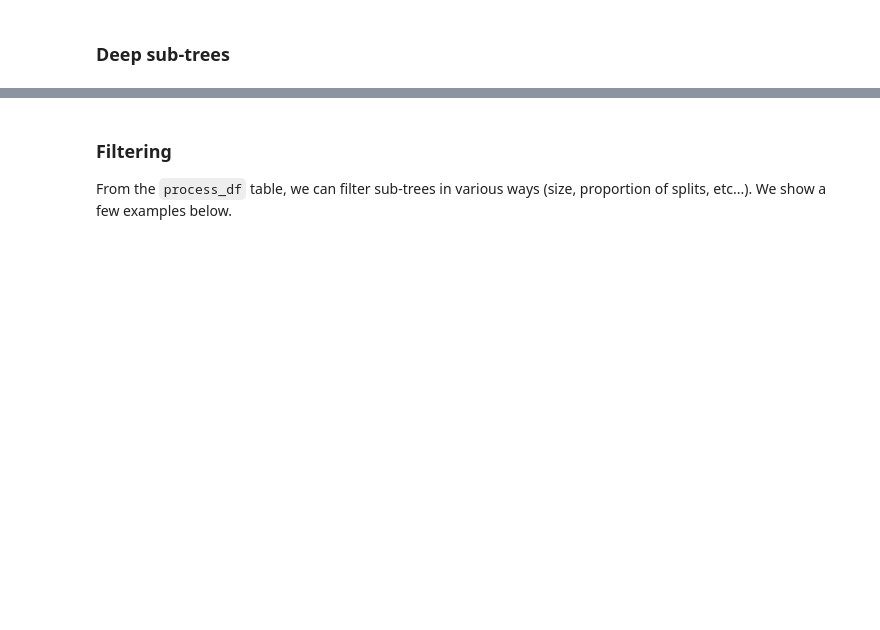
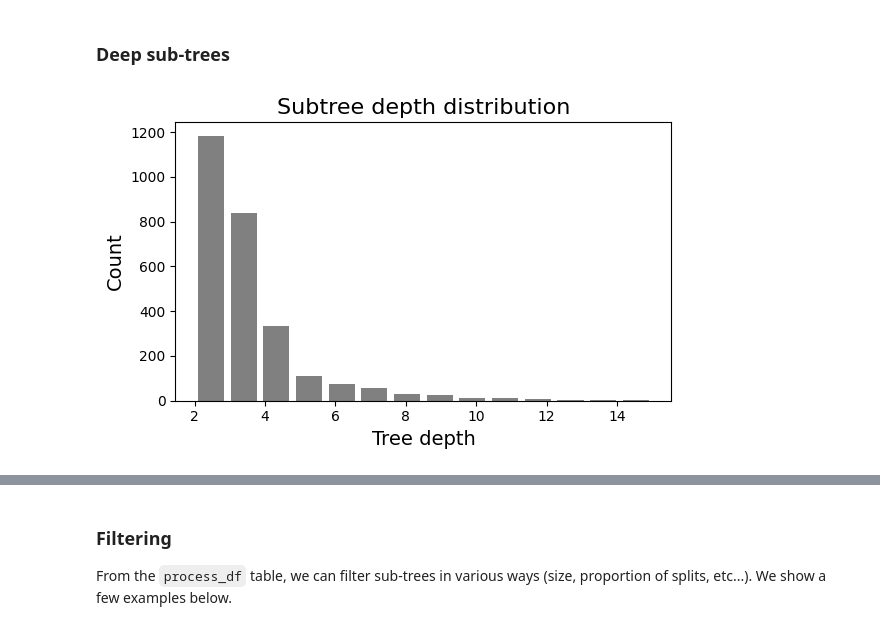
Before and after one commit to llnl/Wintap-Analytics, a Jupyter notebook: 2025-acme4-explore/gather-process-trees.ipynb, the cells around one changed output, grey strips where cells are left out. Saved outputs shown, nothing was run; the diff lists cells and outputs as text; code cells hidden in the pictures; blank space fills up the shorter version.

```diff
--- a/2025-acme4-explore/gather-process-trees.ipynb
+++ b/2025-acme4-explore/gather-process-trees.ipynb
@@ -506,5 +547,15 @@ plt.show()
 # %% [markdown]
 ### Deep sub-trees
+# %%
+plt.hist(process_df['layers'],bins=14, rwidth=.8, color='grey')
+plt.xlabel('Tree depth', fontsize=14)
+plt.ylabel('Count', fontsize=14)
+plt.title('Subtree depth distribution',fontsize=16)
+plt.subplots_adjust(bottom=0.3)
+plt.savefig('subtree_depth.png')
+plt.show()
+# %% [output]
+[figure, added]
 # %%
 process_df[process_df['layers']>10]
 # %% [output]
```
Also changed, not shown: parts of 31 cells of this notebook.
